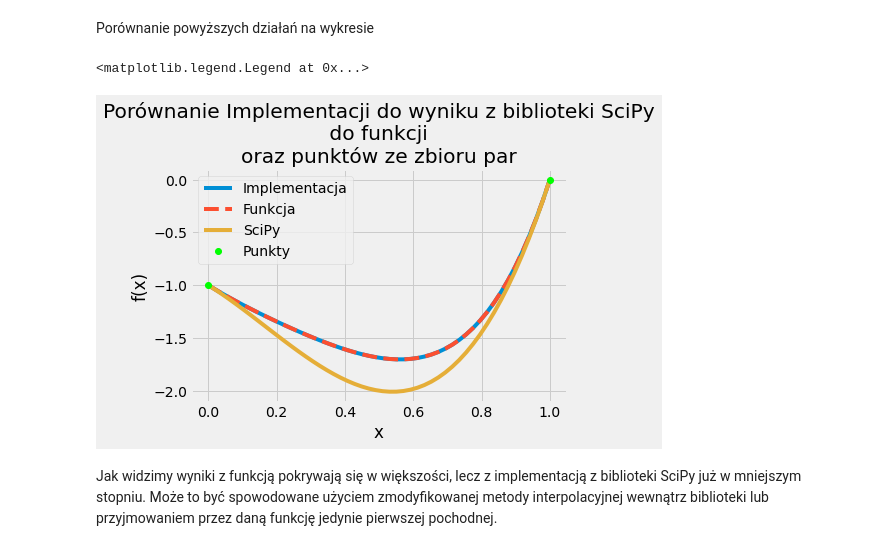
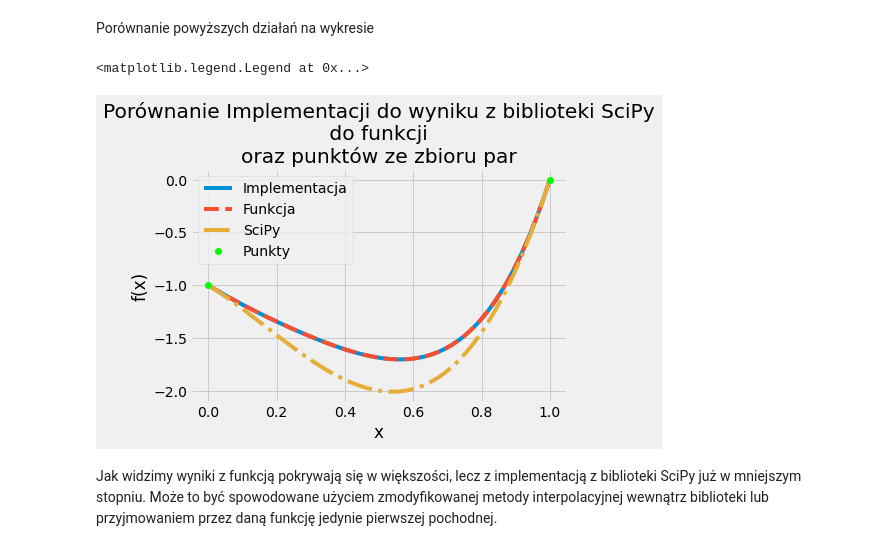
Before and after one commit to PrzemyslawSarnacki/NumericalMethods, a Jupyter notebook: Hermite.ipynb, the cells around one changed output. Drawn from its saved outputs; the diff is of its cells as text; code cells hidden in the pictures.

Commit message:
Better linestyle

```diff
--- a/Hermite.ipynb
+++ b/Hermite.ipynb
@@ -160,17 +160,17 @@ Porównanie powyższych działań na wykresie
 # %%
 plt.style.use('fivethirtyeight')
 
 plt.plot(interval, hermite(x_arr, y_arr, dx_arr))
 plt.plot(interval, func(interval), linestyle='dashed')
-plt.plot(interval, poly(interval))
+plt.plot(interval, poly(interval), linestyle='dashdot')
 plt.plot(x_arr, y_arr, "o", color="lime")
 plt.title("Porównanie Implementacji do wyniku z biblioteki SciPy\n do funkcji \noraz punktów ze zbioru par")
 plt.xlabel("x")
 plt.ylabel("f(x)")
 plt.grid(True)
 plt.legend(["Implementacja", "Funkcja", "SciPy", "Punkty"])
 # %% [output]
 <matplotlib.legend.Legend at 0x...>
-[figure, old version]
+[figure, new version]
 # %% [markdown]
 Jak widzimy wyniki z funkcją pokrywają się w większości, lecz z implementacją z biblioteki SciPy już w mniejszym stopniu. Może to być spowodowane użyciem zmodyfikowanej metody interpolacyjnej wewnątrz biblioteki lub przyjmowaniem przez daną funkcję jedynie pierwszej pochodnej.
```
